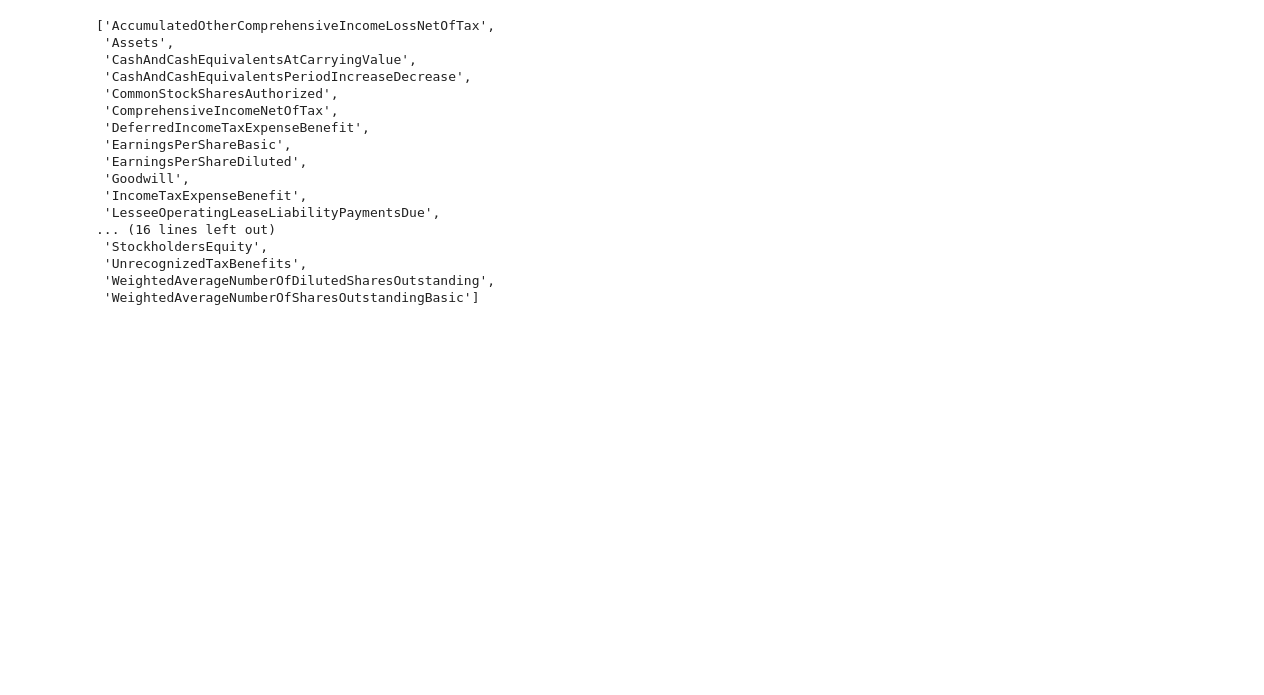
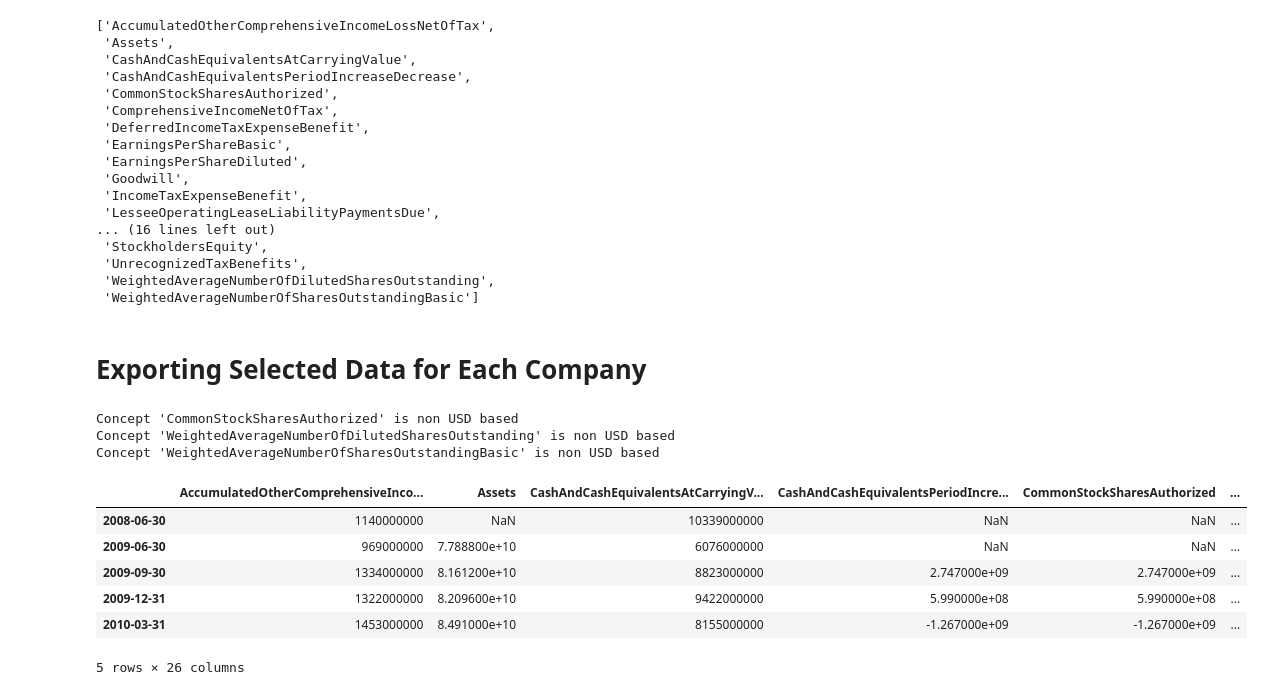
Before and after one commit to tjkyner/stock-kpis, a Jupyter notebook: notebooks/eda.ipynb, the cells around one changed output. Saved outputs shown, nothing was run; the diff lists cells and outputs as text; code cells hidden in the pictures; blank space fills up the shorter version.

Commit message:
example dataframe with multiple concepts

```diff
--- a/notebooks/eda.ipynb
+++ b/notebooks/eda.ipynb
@@ -476,3 +476,28 @@ shared_concepts
  'UnrecognizedTaxBenefits',
  'WeightedAverageNumberOfDilutedSharesOutstanding',
  'WeightedAverageNumberOfSharesOutstandingBasic']
+# %% [markdown]
+# Exporting Selected Data for Each Company
+# %%
+df_msft = pd.DataFrame()
+for concept in shared_concepts:
+    if concept in get_company_concepts('MSFT'):
+        try:
+            values = get_concept_values('MSFT', concept, as_df=True)[concept]
+        except KeyError as e:
+            print(f"Concept '{concept}' is non USD based")
+        df_msft[concept] = values
+# %% [output]
+Concept 'CommonStockSharesAuthorized' is non USD based
+Concept 'WeightedAverageNumberOfDilutedSharesOutstanding' is non USD based
+Concept 'WeightedAverageNumberOfSharesOutstandingBasic' is non USD based
+# %%
+df_msft.head()
+# %% [output]
+|  | AccumulatedOtherComprehensiveInco... | Assets | CashAndCashEquivalentsAtCarryingV... | CashAndCashEquivalentsPeriodIncre... | CommonStockSharesAuthorized | ... |
+| 2008-06-30 | 1140000000 | NaN | 10339000000 | NaN | NaN | ... |
+| 2009-06-30 | 969000000 | 7.788800e+10 | 6076000000 | NaN | NaN | ... |
+| 2009-09-30 | 1334000000 | 8.161200e+10 | 8823000000 | 2.747000e+09 | 2.747000e+09 | ... |
+| 2009-12-31 | 1322000000 | 8.209600e+10 | 9422000000 | 5.990000e+08 | 5.990000e+08 | ... |
+| 2010-03-31 | 1453000000 | 8.491000e+10 | 8155000000 | -1.267000e+09 | -1.267000e+09 | ... |
+5 rows × 26 columns
```
Also changed, not shown: parts of 1 cell of this notebook.
